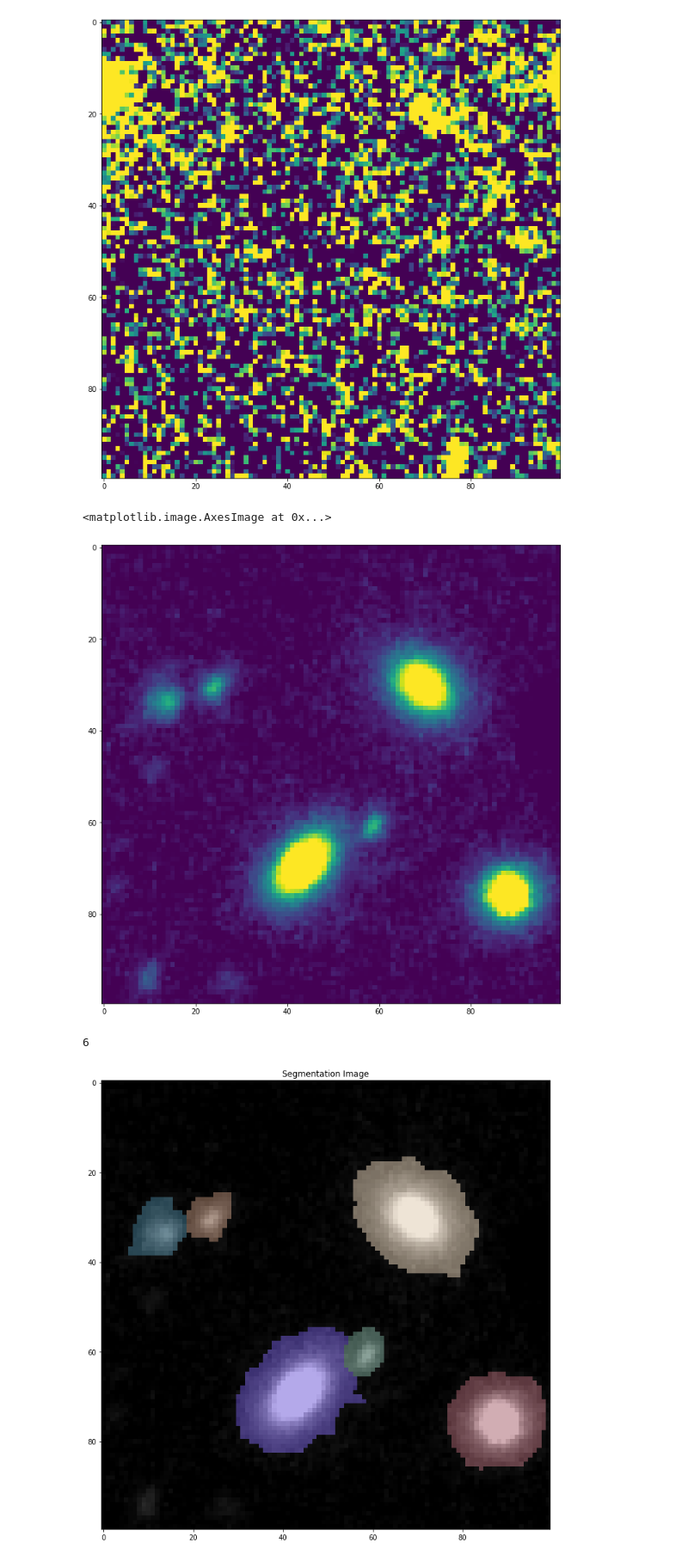
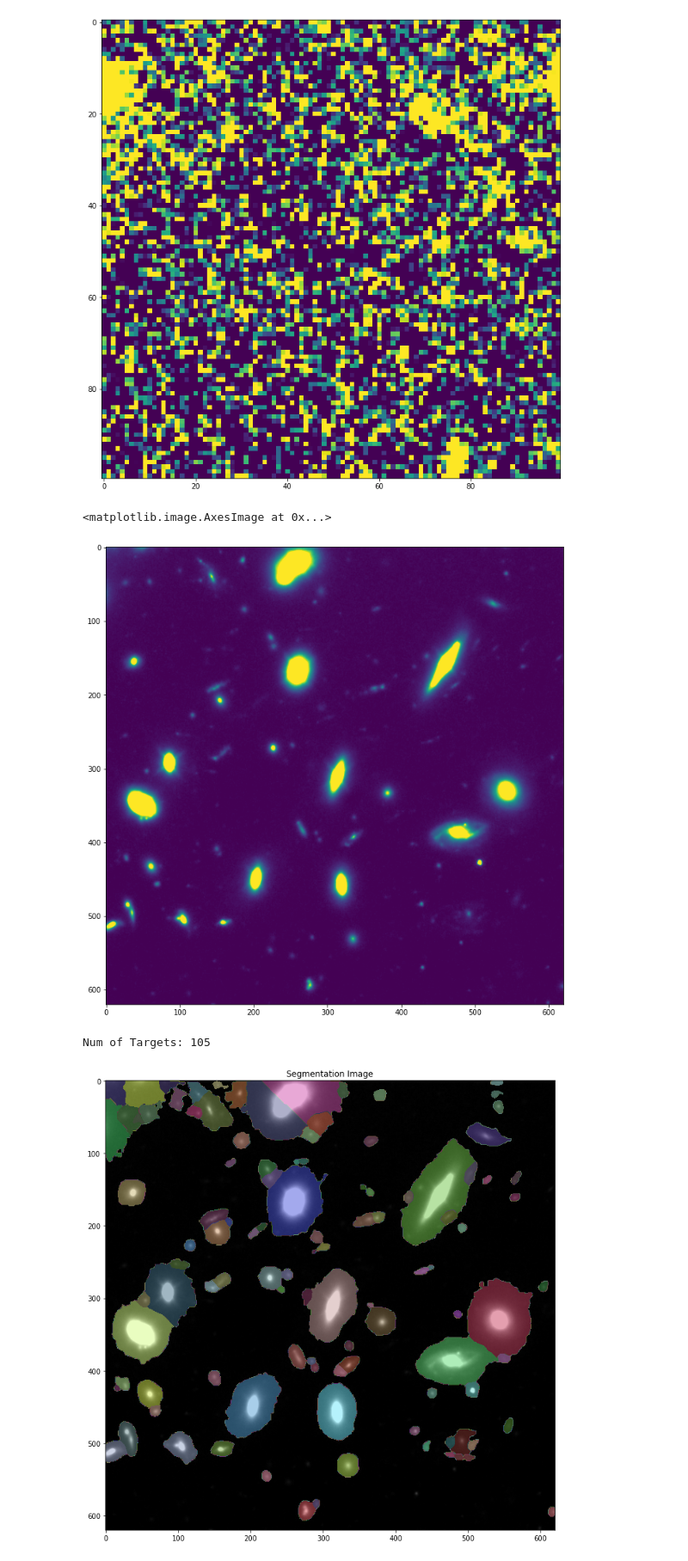
Before and after one commit to crawfordsm/lcbg, a Jupyter notebook: notebooks/find_lcbgs/petrosian_radius.ipynb, the cells around one changed output. Shown at 86% size. Drawn from its saved outputs; the diff is of its cells as text; code cells hidden in the pictures.

```diff
--- a/notebooks/find_lcbgs/petrosian_radius.ipynb
+++ b/notebooks/find_lcbgs/petrosian_radius.ipynb
@@ -94,12 +94,14 @@ plt.imshow(noise_cutout.data, vmax=noise_cutout.data.mean()*10, vmin=0)
 # -------------
 # Select and crop image:
 # Center of cluster:
-# cx, cy = [int(np.round(i)) for i in data.wcs.world_to_pixel_values(data.header["RA_TARG"], data.header["DEC_TARG"])]
+#cx, cy = [int(np.round(i)) for i in data.wcs.world_to_pixel_values(data.header["RA_TARG"], data.header["DEC_TARG"])]
+#size = 2000
 
 # Cutom center:
-cx, cy = 2864, 3563
+# cx, cy, size = 2864, 3563, 100 # Small faint group of galaxies
+cx, cy, size = 2418, 3254, 620 # Larger group of galaxies
 
-image = Cutout2D(data, (cx, cy), 100)
+image = Cutout2D(data, (cx, cy), size)
 image.data -= noise_mean
 image.data = np.clip(image.data, 0, image.data.max())
 
@@ -109,32 +111,33 @@ vmax = image.data.mean()*10
 plt.imshow(image.data, vmin=vmin, vmax=vmax)
 # %% [output]
 <matplotlib.image.AxesImage at 0x...>
-[figure, old version]
+[figure, new version]
 # %%
 # Catalog
 # -------
 
 # Define detect threshold
-#nsigma = np.zeros_like(image) + image.data.mean()
-#nsigma = np.unique(detect_threshold(image.data, nsigma=1))[0]
+#nsigma = image.data.mean()
 nsigma = noise_3_sigma
 #nsigma = noise_8_sigma
+#nsigma = np.unique(detect_threshold(image.data, nsigma=3))[0]
 
 # Make segmentation map
-segm = make_segments(image.data, nsigma=nsigma, kernel_size=4, fwhm=5, npixels=100)
+kernel_size=10
+segm = make_segments(image.data, nsigma=nsigma, kernel_size=kernel_size, fwhm=5, npixels=10**2)
 
 # Deblend segmentation map
-segm_deblend = deblend_segments(image.data, segm, contrast=0, kernel_size=4, fwhm=5, npixels=15)
+segm_deblend = deblend_segments(image.data, segm, contrast=0, kernel_size=kernel_size, fwhm=5, npixels=10)
 
 # Remove border sources
-#segm_deblend.remove_border_labels(5)
+#segm_deblend.remove_border_labels(100)
 
 # Make catalog
 cat = source_properties(image.data, segm_deblend, wcs=image.wcs)
-print(len(cat))
+print("Num of Targets:", len(cat))
 
 plot_segments(segm_deblend, image.data, vmin=vmin, vmax=vmax)
 plt.show()
 # %% [output]
-6
+Num of Targets: 105
-[figure, old version]
+[figure, new version]
```
Also changed, not shown: parts of 17 cells of this notebook, 1 other file.
